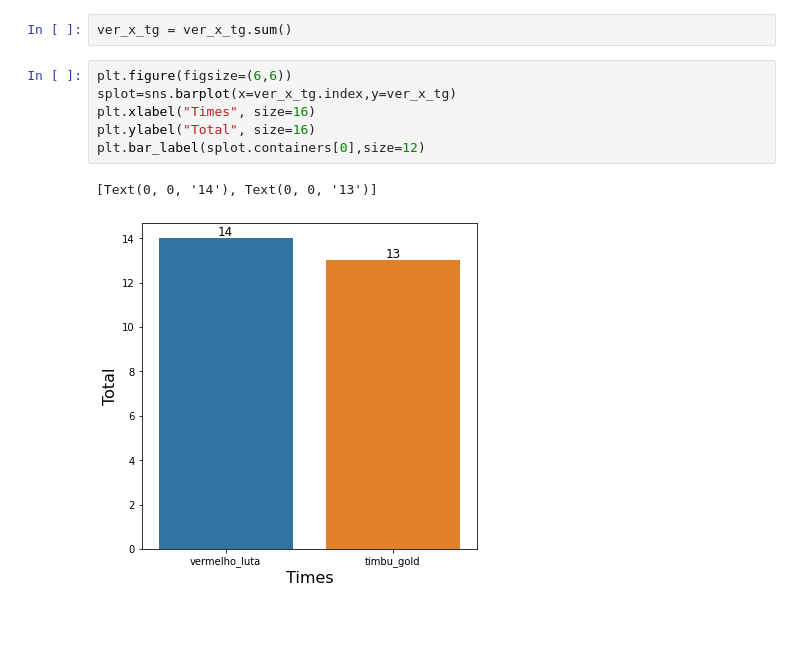
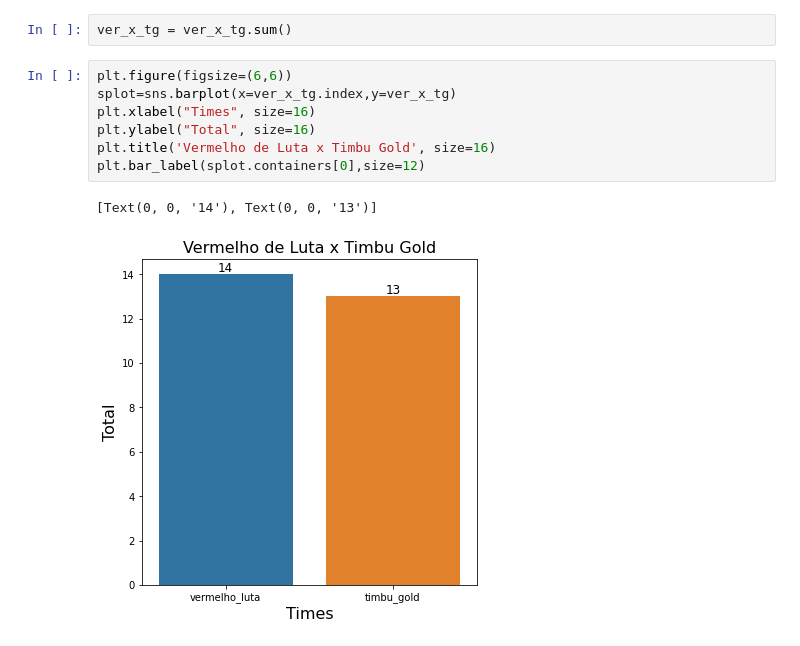
Before and after one commit to danielfitipaldi/cartola_tapajos, a Jupyter notebook: Cartola.ipynb, the cells around one changed output. Saved outputs shown, nothing was run; the diff lists cells and outputs as text.

```diff
--- a/Cartola.ipynb
+++ b/Cartola.ipynb
@@ -399,9 +413,10 @@ ver_x_tg = ver_x_tg.sum()
 # %%
 plt.figure(figsize=(6,6))
 splot=sns.barplot(x=ver_x_tg.index,y=ver_x_tg)
 plt.xlabel("Times", size=16)
 plt.ylabel("Total", size=16)
+plt.title('Vermelho de Luta x Timbu Gold', size=16)
 plt.bar_label(splot.containers[0],size=12)
 # %% [output]
 [Text(0, 0, '14'), Text(0, 0, '13')]
-[figure, old version]
+[figure, new version]
```
Also changed, not shown: parts of 12 cells of this notebook.
